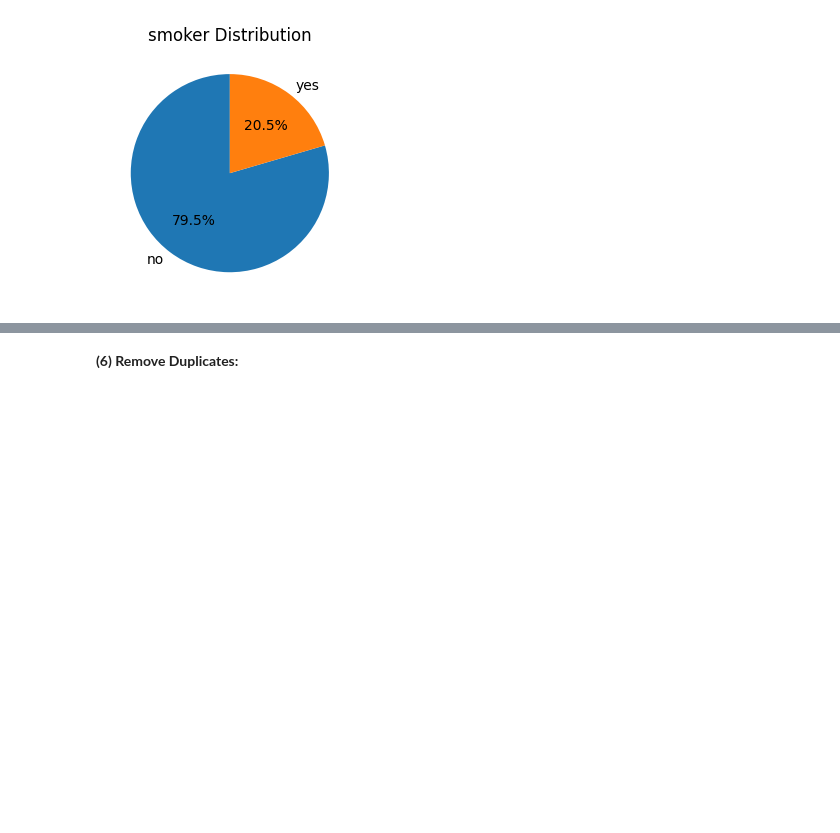
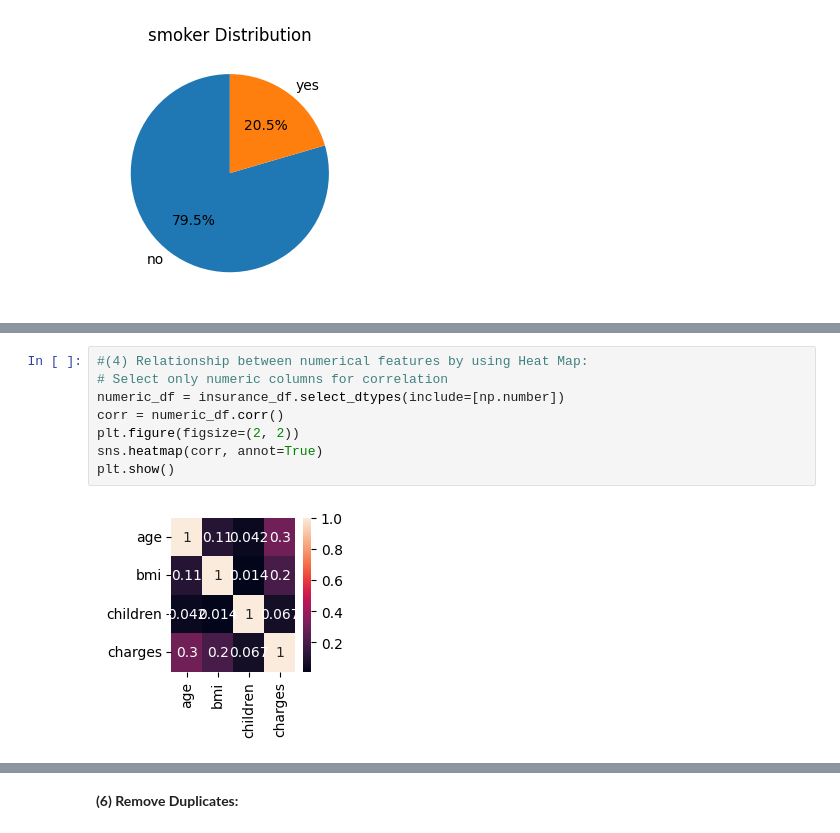
Before and after one commit to MennaAbozaid/Creativa_25-AI, a Jupyter notebook: Machine Learning/001_Data Science project.ipynb, the cells around one changed output, grey strips where cells are left out. Drawn from its saved outputs; the diff is of its cells as text; blank space fills up the shorter version.

```diff
--- a/Machine Learning/001_Data Science project.ipynb
+++ b/Machine Learning/001_Data Science project.ipynb
@@ -198,0 +223,10 @@ plt.show()
+# %%
+#(4) Relationship between numerical features by using Heat Map:
+# Select only numeric columns for correlation
+numeric_df = insurance_df.select_dtypes(include=[np.number])
+corr = numeric_df.corr()
+plt.figure(figsize=(2, 2))
+sns.heatmap(corr, annot=True)
+plt.show()
+# %% [output]
+[figure, added]
```
Also changed, not shown: parts of 5 cells of this notebook.
